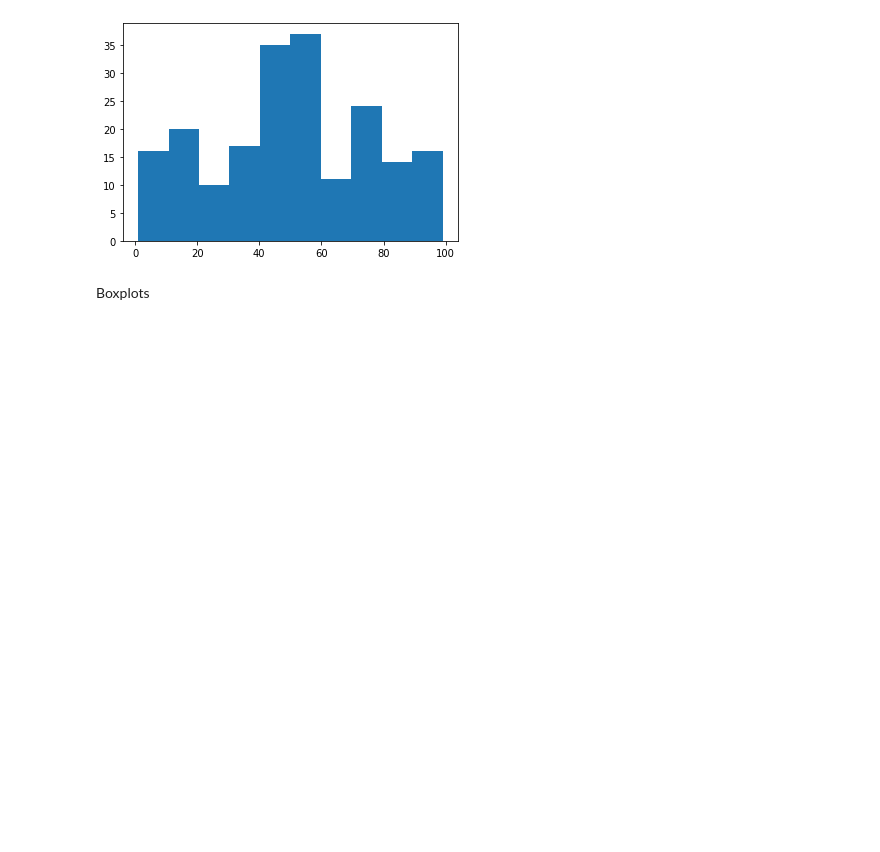
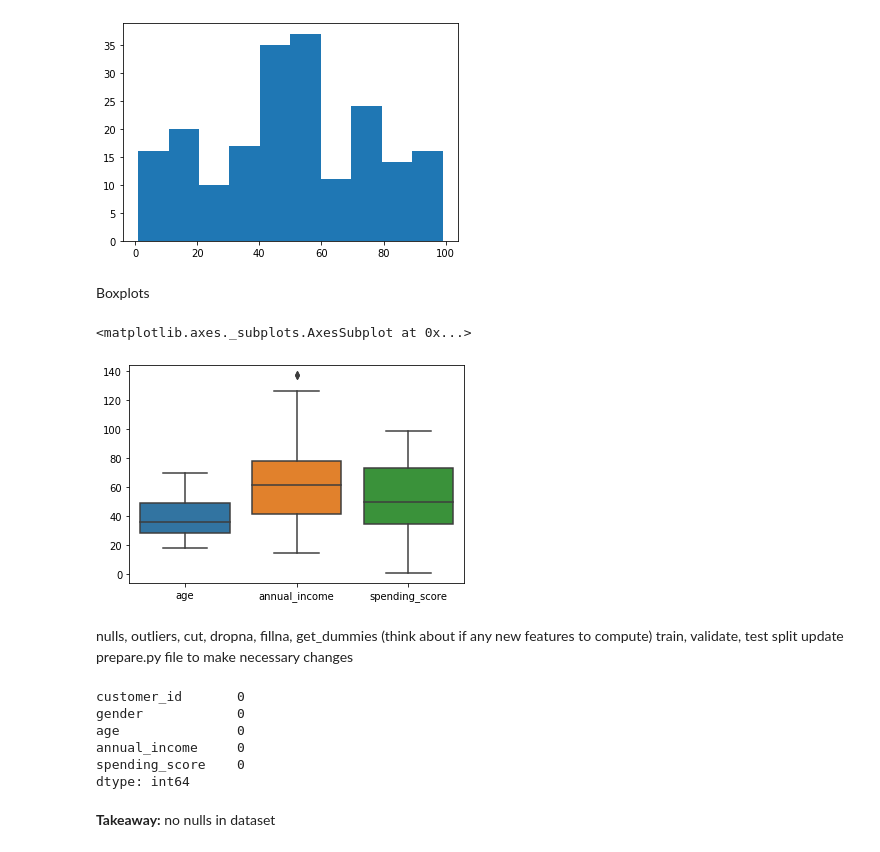
Before and after one commit to Brandon-Martinez27/regression-exercises, a Jupyter notebook: wrangle.ipynb, the cells around one changed output. Saved outputs shown, nothing was run; the diff lists cells and outputs as text; code cells hidden in the pictures; blank space fills up the shorter version.

Commit message:
update prepare file, update wrangle notebook to simulate exercises, create wrangle.py to combine acquire and prepare work from exercises

```diff
--- a/wrangle.ipynb
+++ b/wrangle.ipynb
@@ -84,0 +86,18 @@ nulls, outliers, cut, dropna, fillna, get_dummies (think about if any new featur
+# %%
+sns.boxplot(data=mall[['age', 'annual_income', 'spending_score']])
+# %% [output]
+<matplotlib.axes._subplots.AxesSubplot at 0x...>
+[figure, added]
+# %% [markdown]
+nulls, outliers, cut, dropna, fillna, get_dummies (think about if any new features to compute) train, validate, test split update prepare.py file to make necessary changes
+# %%
+mall.isna().sum()
+# %% [output]
+customer_id       0
+gender            0
+age               0
+annual_income     0
+spending_score    0
+dtype: int64
+# %% [markdown]
+**Takeaway:** no nulls in dataset
```
Also changed, not shown: parts of 37 cells of this notebook, 2 other files.
